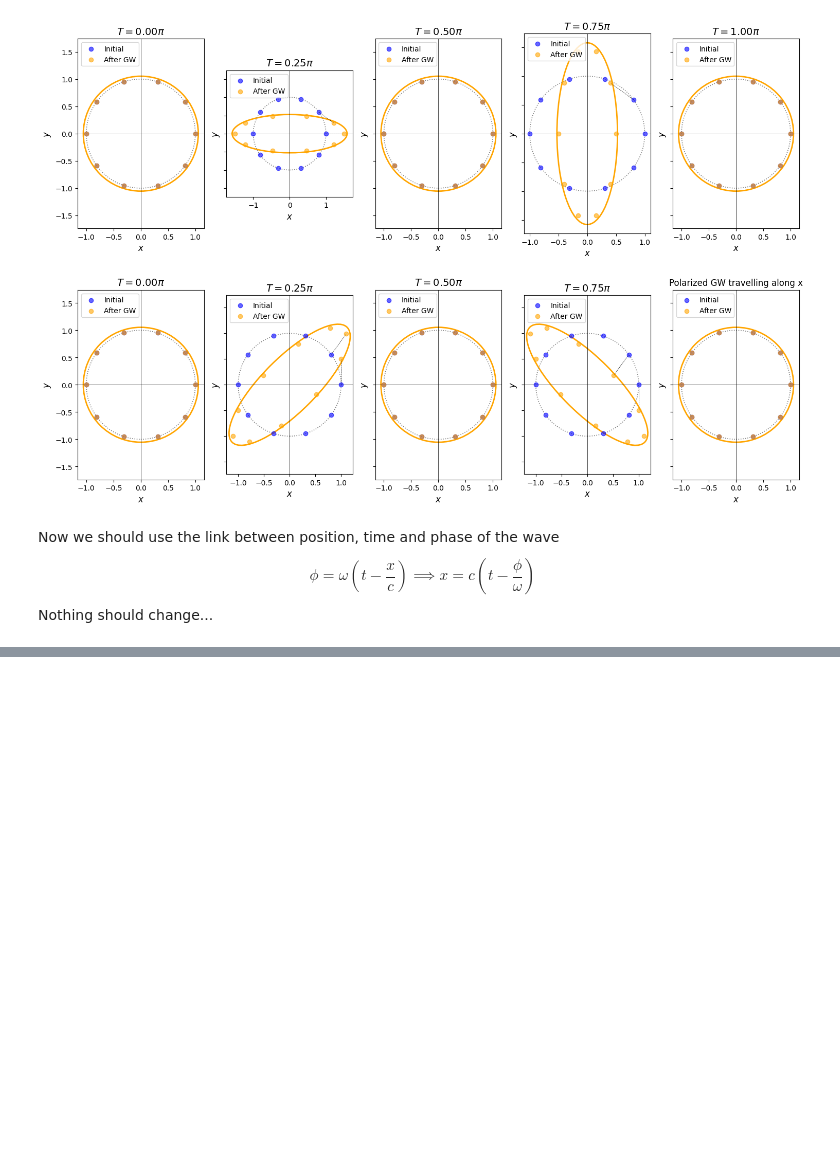
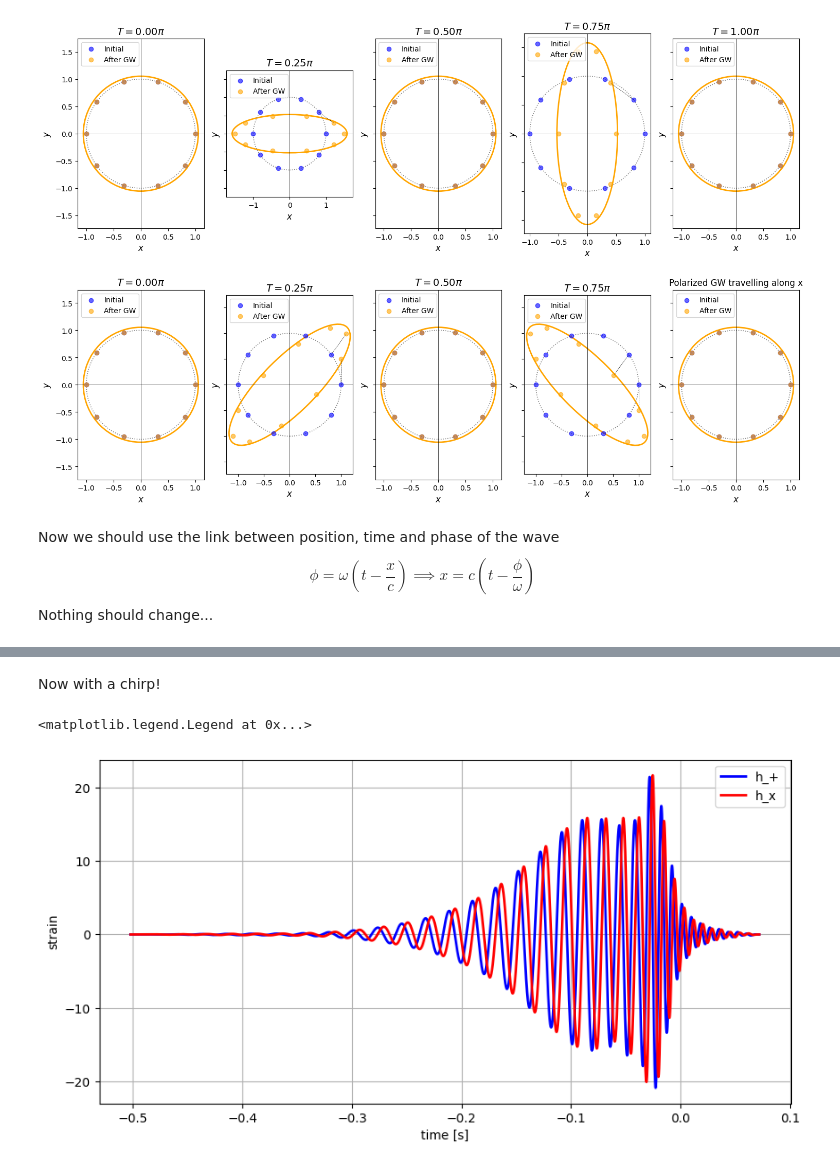
Before and after one commit to Richardforphys/AstroStatistics, a Jupyter notebook: AML/Notebooks/Others/GWs.ipynb, the cells around one changed output, grey strips where cells are left out. Cells and saved outputs as stored; diff of their text form; code cells hidden in the pictures; blank space fills up the shorter version.

```diff
--- a/AML/Notebooks/Others/GWs.ipynb
+++ b/AML/Notebooks/Others/GWs.ipynb
@@ -156,0 +157,2 @@ plt.tight_layout()
+# %% [markdown]
+Now with a chirp!
@@ -156,0 +161,22 @@ plt.tight_layout()
+# %%
+# Use a raw string or double backslashes for the path
+file_path = r"C:\Users\ricca\LAL\prova1.txt"  # Use the correct path to your file
+
+# Read the file
+data = pd.read_csv(file_path, sep="\t", header=0, names=["time", "h_+", "h_x"])
+# %%
+data['h_+']*=1e22
+data['h_x']*=1e22
+data['phase'] = np.atan2(data['h_+'], data['h_x'])
+# %%
+fig, _ = plt.subplots(figsize=(10,5))
+plt.plot(data['time'].values,data['h_+'].values, label='h_+', color='blue', linewidth=2)
+plt.plot(data['time'].values,data['h_x'].values, label='h_x', color='red', linewidth=2)
+plt.xlabel('time [s]')
+plt.ylabel('strain')
+plt.grid()
+#plt.text(-.5,1.5*1e-2, "m1=8, m2=40 \n d = 100")
+plt.legend()
+# %% [output]
+<matplotlib.legend.Legend at 0x...>
+[figure, added]
```
Also changed, not shown: parts of 9 cells of this notebook.
